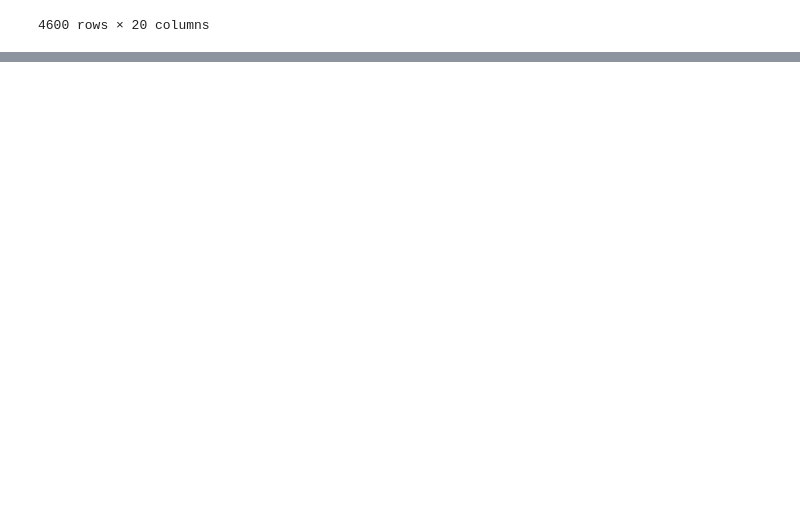
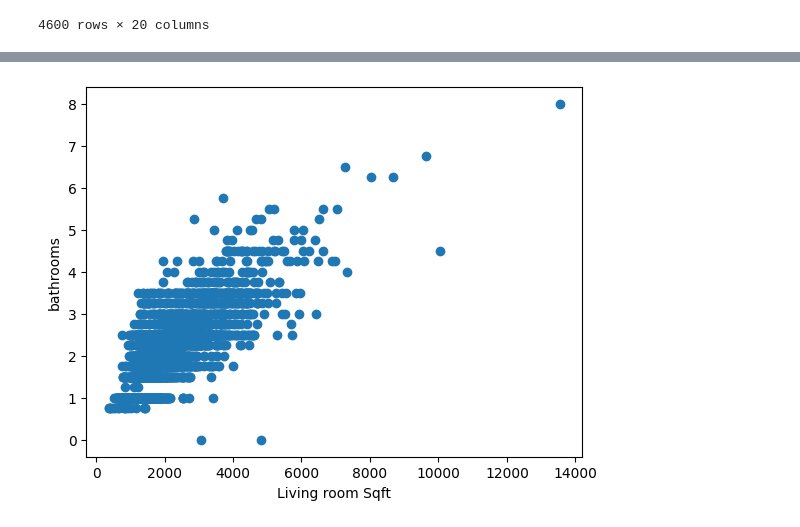
Before and after one commit to rahul-727/AML_EX1, a Jupyter notebook: 2348544_Ex1.ipynb, the cells around one changed output, grey strips where cells are left out. Saved outputs shown, nothing was run; the diff lists cells and outputs as text; code cells hidden in the pictures; blank space fills up the shorter version.

```diff
--- a/2348544_Ex1.ipynb
+++ b/2348544_Ex1.ipynb
@@ -172,0 +162,7 @@ plt.show()
+# %%
+plt.scatter(df['sqft_living'],df['bathrooms'])
+plt.xlabel('Living room Sqft')
+plt.ylabel('bathrooms')
+plt.show()
+# %% [output]
+[figure, added]
```
Also changed, not shown: parts of 15 cells of this notebook.
